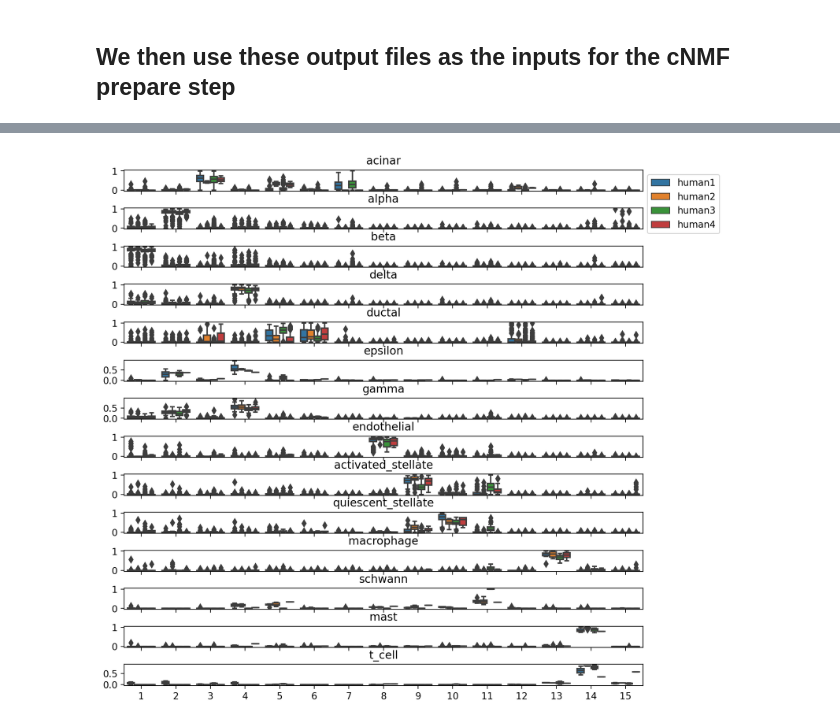
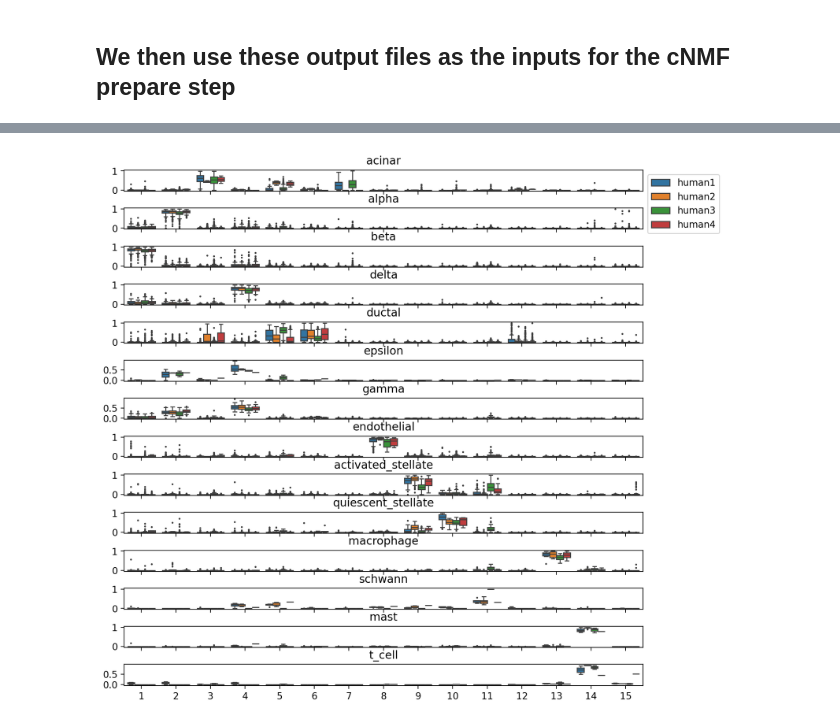
Before and after one commit to dylkot/cNMF, a Jupyter notebook: Tutorials/analyze_batcheffectcorrect_BaronEtAl.ipynb, the cells around one changed output, grey strips where cells are left out. Drawn from its saved outputs; the diff is of its cells as text; code cells hidden in the pictures.

```diff
--- a/Tutorials/analyze_batcheffectcorrect_BaronEtAl.ipynb
+++ b/Tutorials/analyze_batcheffectcorrect_BaronEtAl.ipynb
@@ -132,7 +133,7 @@ cluster_order = ['acinar', 'alpha', 'beta', 'delta', 'ductal','epsilon', 'gamma'
 (fig,axes) = plt.subplots(len(cluster_order),1, figsize=(10,10), dpi=200, gridspec_kw={'hspace':.8})
 for i,k in enumerate(cluster_order):
     g = usage_norm_forplot.loc[usage_norm_forplot['Cluster'] == k, :]
-    sns.boxplot(x='GEP', y='Usage', hue='Donor', ax=axes[i], data=g)
+    sns.boxplot(x='GEP', y='Usage', hue='Donor', ax=axes[i], data=g, fliersize=1)
     axes[i].set_title(k)
     axes[i].legend(bbox_to_anchor=(1,1))
     axes[i].set_xlabel('')
@@ -249,7 +253,7 @@ cluster_order = ['acinar', 'alpha', 'beta', 'delta', 'ductal','epsilon', 'gamma'
 (fig,axes) = plt.subplots(len(cluster_order),1, figsize=(10,10), dpi=200, gridspec_kw={'hspace':.8})
 for i,k in enumerate(cluster_order):
     g = usage_norm_forplot.loc[usage_norm_forplot['Cluster'] == k, :]
-    sns.boxplot(x='GEP', y='Usage', hue='Donor', ax=axes[i], data=g)
+    sns.boxplot(x='GEP', y='Usage', hue='Donor', ax=axes[i], data=g, fliersize=1)
     axes[i].set_title(k)
     axes[i].legend(bbox_to_anchor=(1,1))
     axes[i].set_xlabel('')
@@ -330,25 +337,25 @@ usage_sex.head()
 # %%
 usage_norm_forplot = usage_sex.unstack().reset_index()
 usage_norm_forplot = pd.merge(left=usage_norm_forplot, right=adata.obs[['assigned_cluster', 'Sample']], left_on='level_1', right_index=True)
 usage_norm_forplot.columns = ['GEP', 'cell', 'Usage', 'Cluster', 'Donor']
 
 cluster_order = ['acinar', 'alpha', 'beta', 'delta', 'ductal','epsilon', 'gamma', 'endothelial', 'activated_stellate', 'quiescent_stellate',
                         'macrophage', 'schwann', 'mast', 't_cell']
 
 (fig,axes) = plt.subplots(len(cluster_order),1, figsize=(10,10), dpi=200, gridspec_kw={'hspace':.8})
 for i,k in enumerate(cluster_order):
     g = usage_norm_forplot.loc[usage_norm_forplot['Cluster'] == k, :]
-    sns.boxplot(x='GEP', y='Usage', hue='Donor', ax=axes[i], data=g)
+    sns.boxplot(x='GEP', y='Usage', hue='Donor', ax=axes[i], data=g, fliersize=1)
     axes[i].set_title(k)
     axes[i].legend(bbox_to_anchor=(1,1))
     axes[i].set_xlabel('')
     axes[i].set_ylabel('')
     if i != (len(cluster_order)-1):
         axes[i].set_xticklabels([])
 
     if i != 0:
         axes[i].legend().remove()
     else:
         axes[i].legend(bbox_to_anchor=(1,1))
 # %% [output]
-[figure, old version]
+[figure, new version]
```
Also changed, not shown: parts of 16 cells of this notebook.
